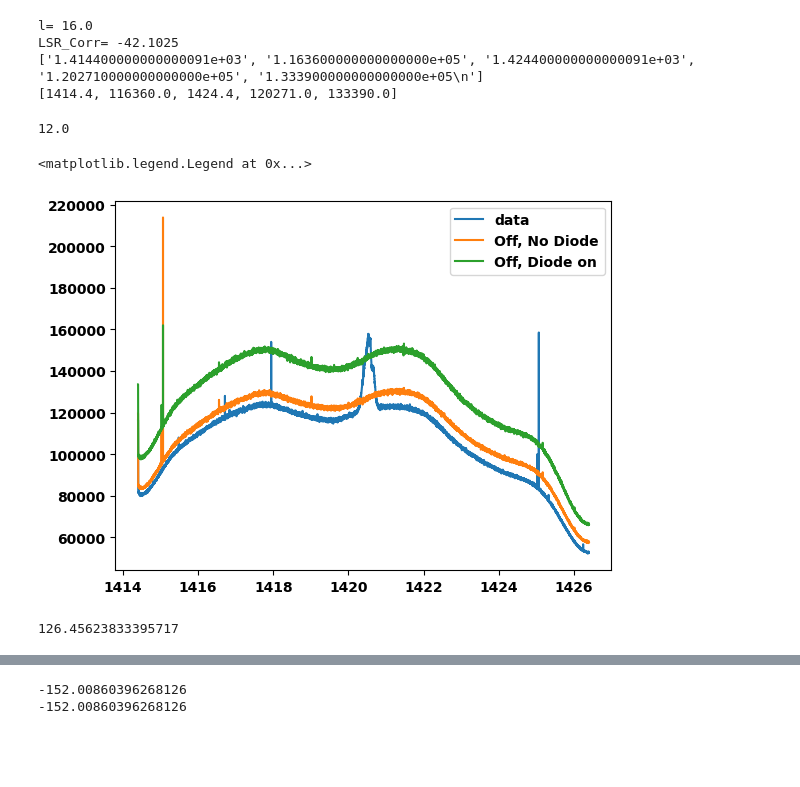
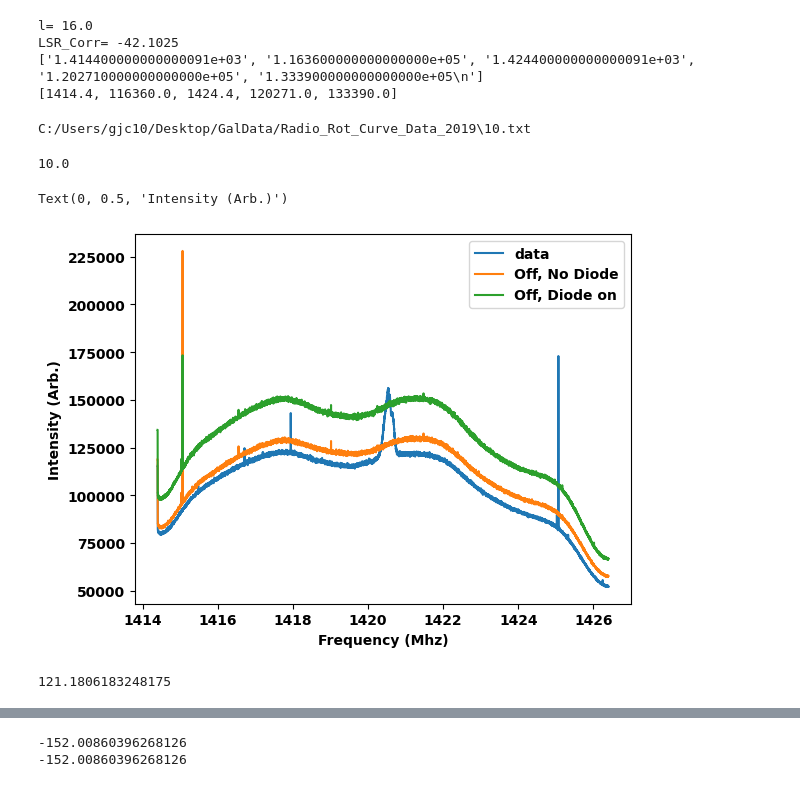
Before and after one commit to gregorycorcoran/Python-Notebooks, a Jupyter notebook: Homework2.ipynb, the cells around one changed output, grey strips where cells are left out. Saved outputs shown, nothing was run; the diff lists cells and outputs as text; code cells hidden in the pictures; blank space fills up the shorter version.

```diff
--- a/Homework2.ipynb
+++ b/Homework2.ipynb
@@ -89,20 +91,25 @@ def Results_finder(l,vmax,lsr_corr):#Calculates the end results that are plotted
     return R,V
 # %%
-data=Opener(spec_list[1])#Test
+data=Opener(spec_list[0])#Test
+print(spec_list[0])
+# %% [output]
+C:/Users/gjc10/Desktop/GalData/Radio_Rot_Curve_Data_2019\10.txt
 # %%
 print(data[0])
 #Test plot
 plt.plot(data[2],data[3],label='data')
 plt.plot(data[2],data[5],label='Off, No Diode')
 plt.plot(data[2],data[6],label='Off, Diode on')
 plt.legend()
+plt.xlabel('Frequency (Mhz)')
+plt.ylabel('Intensity (Arb.)')
 # %% [output]
-12.0
+10.0
-<matplotlib.legend.Legend at 0x...>
+Text(0, 0.5, 'Intensity (Arb.)')
-[figure, old version]
+[figure, new version]
 # %%
 T_sys=(np.sum(data[5])/np.sum(np.asarray(data[6])-np.asarray(data[5])))*20
 print(T_sys)
 calibrated=(np.asarray(data[3])/np.asarray(data[5]))*T_sys
 # %% [output]
-126.45623833395717
+121.1806183248175
```
Also changed, not shown: parts of 8 cells of this notebook.
